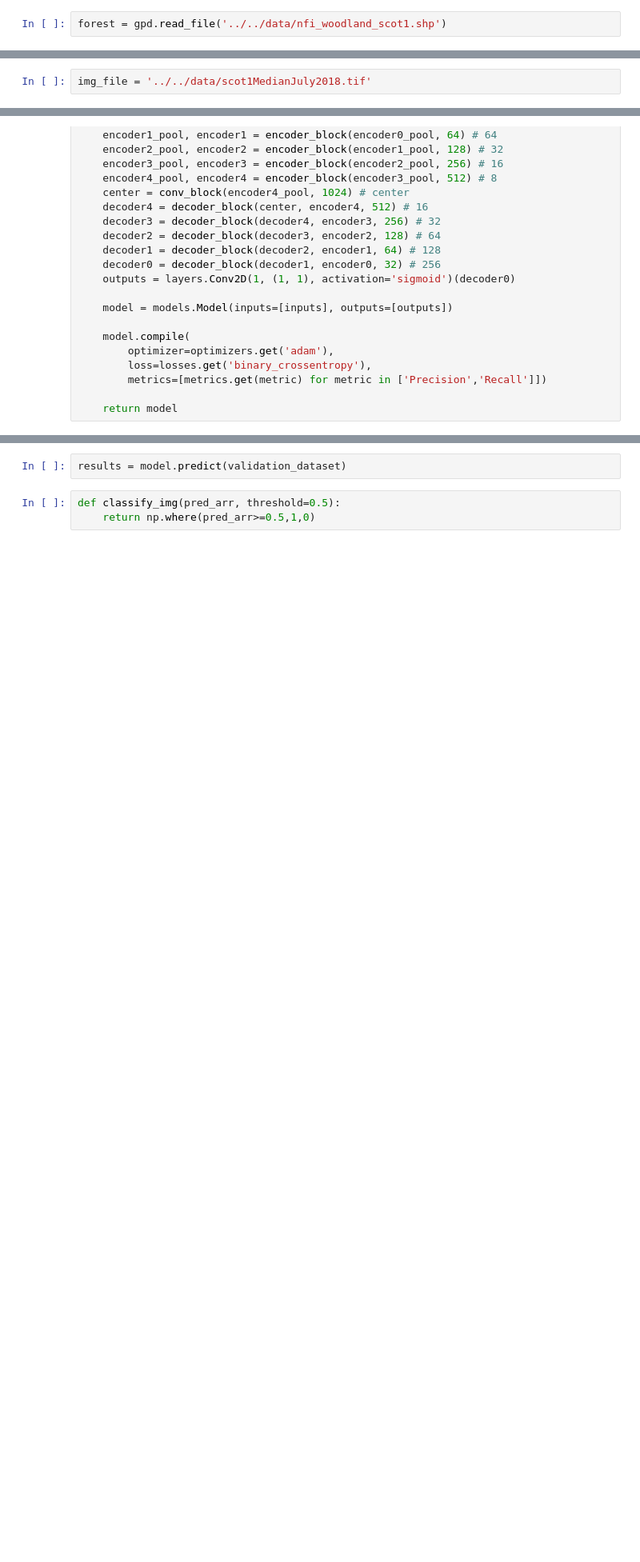
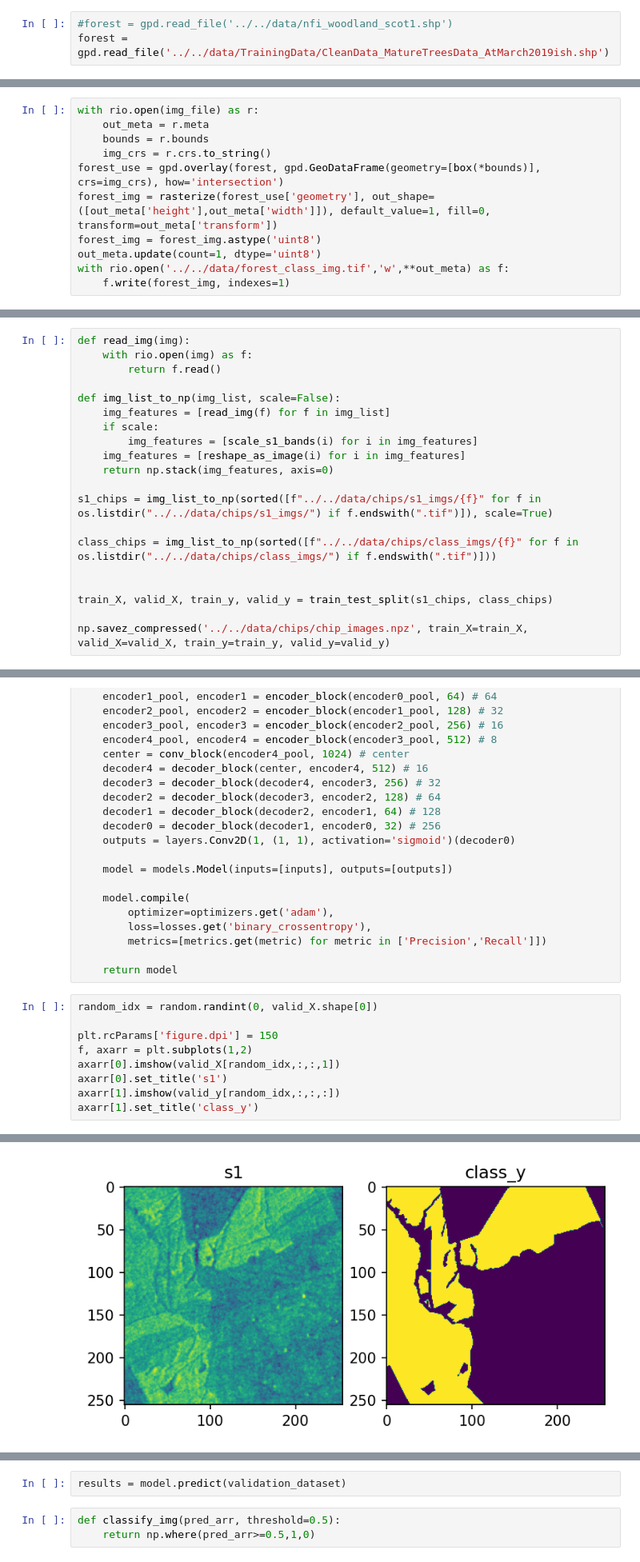
Before and after one commit to tomwilsonsco/clearfell-cnn, a Jupyter notebook: src/python/FCNN_keras.ipynb, the cells around one changed output, grey strips where cells are left out. Shown at 80% size. Saved outputs shown, nothing was run; the diff lists cells and outputs as text; blank space fills up the shorter version.

```diff
--- a/src/python/FCNN_keras.ipynb
+++ b/src/python/FCNN_keras.ipynb
@@ -32,2 +39,3 @@ grid_gdf = gpd.read_file('../../data/chip_grid.shp')
 # %%
-forest = gpd.read_file('../../data/nfi_woodland_scot1.shp')
+#forest = gpd.read_file('../../data/nfi_woodland_scot1.shp')
+forest = gpd.read_file('../../data/TrainingData/CleanData_MatureTreesData_AtMarch2019ish.shp')
@@ -36,2 +41,0 @@ clearfell = gpd.read_file('../../data/Scot1_felledSCDBonly.shp')
-# %%
-img_file = '../../data/scot1MedianJuly2018.tif'
@@ -86,0 +66,11 @@ np.savez_compressed('../../data/all_img_chips', all_imgs=all_imgs)
+# %%
+with rio.open(img_file) as r:
+    out_meta = r.meta
+    bounds = r.bounds
+    img_crs = r.crs.to_string()
+forest_use = gpd.overlay(forest, gpd.GeoDataFrame(geometry=[box(*bounds)], crs=img_crs), how='intersection')
+forest_img = rasterize(forest_use['geometry'], out_shape=([out_meta['height'],out_meta['width']]), default_value=1, fill=0, transform=out_meta['transform'])
+forest_img = forest_img.astype('uint8')
+out_meta.update(count=1, dtype='uint8')
+with rio.open('../../data/forest_class_img.tif','w',**out_meta) as f:
+    f.write(forest_img, indexes=1)
@@ -87 +131,21 @@ np.savez_compressed('../../data/all_img_chips', all_imgs=all_imgs)
+# %%
+def read_img(img):
+    with rio.open(img) as f:
+        return f.read()
+
+def img_list_to_np(img_list, scale=False):
+    img_features = [read_img(f) for f in img_list]
+    if scale:
+        img_features = [scale_s1_bands(i) for i in img_features]
+    img_features = [reshape_as_image(i) for i in img_features]
+    return np.stack(img_features, axis=0)
+
+s1_chips = img_list_to_np(sorted([f"../../data/chips/s1_imgs/{f}" for f in os.listdir("../../data/chips/s1_imgs/") if f.endswith(".tif")]), scale=True)
+
+class_chips = img_list_to_np(sorted([f"../../data/chips/class_imgs/{f}" for f in os.listdir("../../data/chips/class_imgs/") if f.endswith(".tif")]))
+
+
+train_X, valid_X, train_y, valid_y = train_test_split(s1_chips, class_chips)
+
+np.savez_compressed('../../data/chips/chip_images.npz', train_X=train_X, valid_X=valid_X, train_y=train_y, valid_y=valid_y)
 # %%
@@ -151,3 +212,13 @@ def get_model():
 		metrics=[metrics.get(metric) for metric in ['Precision','Recall']])
 
 	return model
+# %%
+random_idx = random.randint(0, valid_X.shape[0])
+
+plt.rcParams['figure.dpi'] = 150
+f, axarr = plt.subplots(1,2)
+axarr[0].imshow(valid_X[random_idx,:,:,1])
+axarr[0].set_title('s1')
+axarr[1].imshow(valid_y[random_idx,:,:,:])
+axarr[1].set_title('class_y')
+# %% [output]
@@ -154,3 +226,4 @@ def get_model():
+[figure, added]
 # %%
 model = get_model()
 model.summary()
```
Also changed, not shown: parts of 39 cells of this notebook, 3 other files.
